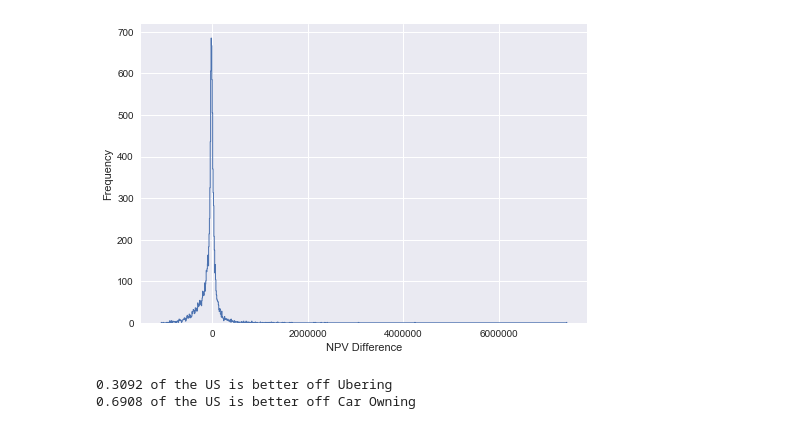
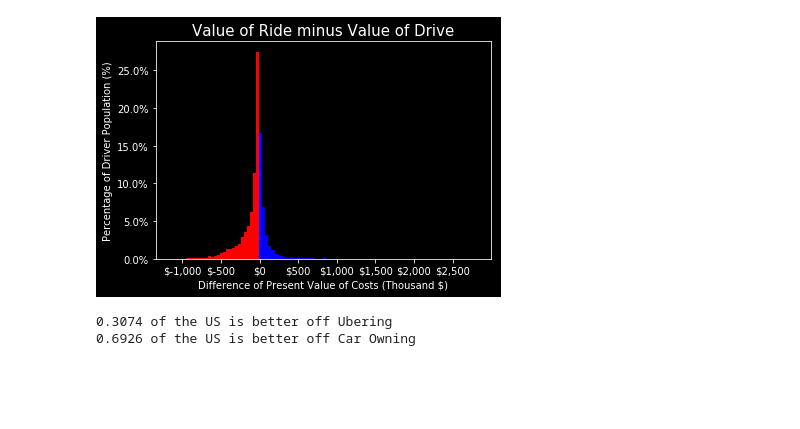
Before and after one commit to gordontsai/WEG-scripts, a Jupyter notebook: UberModel-MC.ipynb, the cells around one changed output. Drawn from its saved outputs; the diff is of its cells as text; code cells hidden in the pictures; blank space fills up the shorter version.

Commit message:
added image changes for monte carlo output

```diff
--- a/UberModel-MC.ipynb
+++ b/UberModel-MC.ipynb
@@ -51,7 +54,7 @@ carprice_model_dict['johnsonsu'] = st.johnsonsu(-1.7479864366935538, 1.867567020
 def selectModel(model_dict,model_number): #model_number goes from 1-5, 1 being best, 5 being worst
     name = []
     model_function = []
-    for k,v in model_dict.iteritems():
+    for k,v in model_dict.items():
         name.append(k)
         model_function.append(v)
 
@@ -602,13 +611,3 @@ for i in range(0,simsize-1):
 #     print 'Uber Cost', d
     #d is expense of ubering
     Decision[0,i] = a[0]-d
-# %%
-Decision = np.transpose(Decision)
-plt.ylabel('Frequency')
-plt.xlabel('NPV Difference')
-plt.hist(Decision, bins=1000, histtype='step', normed=False, linewidth=1)
-plt.show()
-
-mean = np.mean(Decision)
-# %% [output]
-[figure, removed]
@@ -615,3 +625,45 @@ mean = np.mean(Decision)
+# %%
+Decision = np.transpose(Decision)
+n_bins=100
+Decision=Decision/1000
+# %%
+plt.ylabel('Percentage of Driver Population (%)',size=10)
+plt.xlabel('Difference of Present Value of Costs (Thousand $)',size=10)
+
+# plt.style.use('dark_background')
+#Computes a frequency histogram instad of a probabilty density histogram.
+#This means the height of the bars sum to 1.
+#Normally if you use density=True you get a probability density histogrram where the area of the graph sums to one.
+weights = np.ones_like(Decision)/float(len(Decision))
+N, bins, patches=plt.hist(Decision, weights=weights,bins=n_bins,color='b')
+
+# N, bins, patches =plt.hist(Decision, bins=n_bins, density=True)
+
+fmt = '${x:,.0f}'
+tick = mtick.StrMethodFormatter(fmt)
+ax=plt.gca()
+plt.title('Value of Ride minus Value of Drive',size=15)
+ax.xaxis.set_major_formatter(tick)
+
+# patches.set_fill(True)
+
+for i in np.arange(0,29,1):
+    patches[i].set_fc('r')
+
+#Trying to format y axis
+plt.gca().yaxis.set_major_formatter(PercentFormatter(xmax=1))
+
+# Figure size
+# plt.figure(figsize=(15,15))
+plt.rc('xtick',labelsize=12)
+plt.rc('ytick',labelsize=12)
+
+figure=plt.gcf()
+plt.savefig('montecarlo.png',dpi=500,bbox_inches='tight')
+
+mean = np.mean(Decision)
+# %% [output]
+[figure, added]
 # %%
 Uber_wins = 0
 Car_wins = 0
@@ -624,8 +676,8 @@ for i in range(0,len(Decision)):
 Uber_percent = float(Uber_wins)/len(Decision)
 Car_percent = float(Car_wins)/len(Decision)
 # %%
-print Uber_percent, 'of the US is better off Ubering'
-print Car_percent, 'of the US is better off Car Owning'
+print(Uber_percent, 'of the US is better off Ubering')
+print(Car_percent, 'of the US is better off Car Owning')
 # %% [output]
-0.3092 of the US is better off Ubering
-0.6908 of the US is better off Car Owning
+0.3074 of the US is better off Ubering
+0.6926 of the US is better off Car Owning
```
Also changed, not shown: parts of 4 cells of this notebook, 1 other file.
